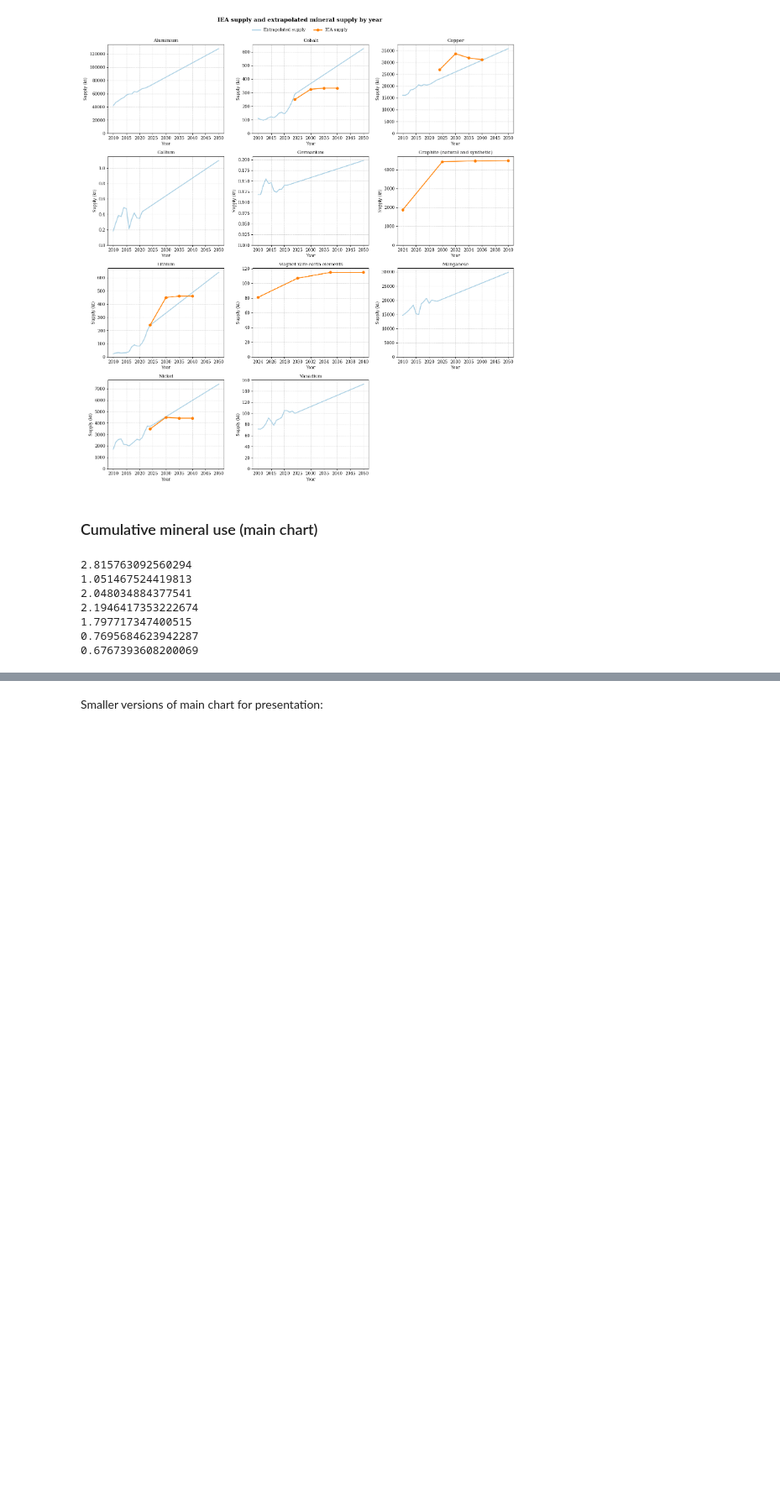
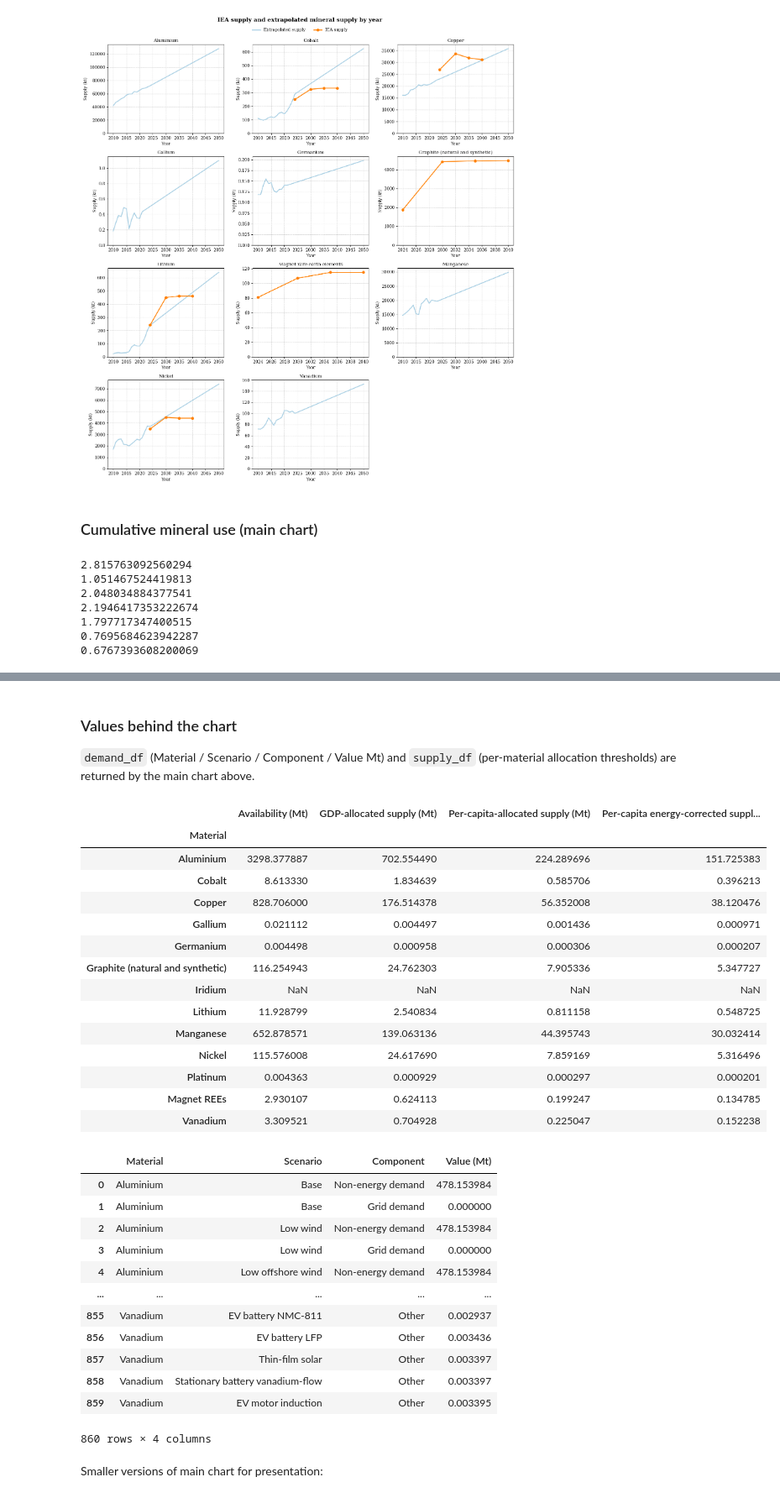
Before and after one commit to ayshaC/pypsa-eur, a Jupyter notebook: analysis/mineral_analysis.ipynb, the cells around one changed output, grey strips where cells are left out. Shown at 84% size. Drawn from its saved outputs; the diff is of its cells as text; code cells hidden in the pictures; blank space fills up the shorter version.

Commit message:
Return dataframes from _by_technology plot function. Also removing mineral_scenario_comparison_mixed_sources function

```diff
--- a/analysis/mineral_analysis.ipynb
+++ b/analysis/mineral_analysis.ipynb
@@ -1798,7 +1798,7 @@ print(1.748298 / (0.61657894 + 1.96683515))
 0.7695684623942287
 0.6767393608200069
 # %%
-mineral_scenario_comparison_mixed_sources_by_technology(
+demand_df, supply_df = mineral_scenario_comparison_mixed_sources_by_technology(
     n,
     base_scenario,
     network_scenarios,
@@ -1832,4 +1815,40 @@ EV battery LFP                     32.104376   4.617917  7.494094
 [figure]
+# %% [markdown]
+### Values behind the chart
+
+`demand_df` (Material / Scenario / Component / Value Mt) and `supply_df` (per-material allocation thresholds) are returned by the main chart above.
+# %%
+display(supply_df)
+display(demand_df)
+# %% [output]
+|  | Availability (Mt) | GDP-allocated supply (Mt) | Per-capita-allocated supply (Mt) | Per-capita energy-corrected suppl... |
+| Material |  |  |  |  |
+| Aluminium | 3298.377887 | 702.554490 | 224.289696 | 151.725383 |
+| Cobalt | 8.613330 | 1.834639 | 0.585706 | 0.396213 |
+| Copper | 828.706000 | 176.514378 | 56.352008 | 38.120476 |
+| Gallium | 0.021112 | 0.004497 | 0.001436 | 0.000971 |
+| Germanium | 0.004498 | 0.000958 | 0.000306 | 0.000207 |
+| Graphite (natural and synthetic) | 116.254943 | 24.762303 | 7.905336 | 5.347727 |
+| Iridium | NaN | NaN | NaN | NaN |
+| Lithium | 11.928799 | 2.540834 | 0.811158 | 0.548725 |
+| Manganese | 652.878571 | 139.063136 | 44.395743 | 30.032414 |
+| Nickel | 115.576008 | 24.617690 | 7.859169 | 5.316496 |
+| Platinum | 0.004363 | 0.000929 | 0.000297 | 0.000201 |
+| Magnet REEs | 2.930107 | 0.624113 | 0.199247 | 0.134785 |
+| Vanadium | 3.309521 | 0.704928 | 0.225047 | 0.152238 |
+|  | Material | Scenario | Component | Value (Mt) |
+| 0 | Aluminium | Base | Non-energy demand | 478.153984 |
+| 1 | Aluminium | Base | Grid demand | 0.000000 |
+| 2 | Aluminium | Low wind | Non-energy demand | 478.153984 |
+| 3 | Aluminium | Low wind | Grid demand | 0.000000 |
+| 4 | Aluminium | Low offshore wind | Non-energy demand | 478.153984 |
+| ... | ... | ... | ... | ... |
+| 855 | Vanadium | EV battery NMC-811 | Other | 0.002937 |
+| 856 | Vanadium | EV battery LFP | Other | 0.003436 |
+| 857 | Vanadium | Thin-film solar | Other | 0.003397 |
+| 858 | Vanadium | Stationary battery vanadium-flow | Other | 0.003397 |
+| 859 | Vanadium | EV motor induction | Other | 0.003395 |
+860 rows × 4 columns
 # %% [markdown]
 Smaller versions of main chart for presentation:
 # %%
```
Also changed, not shown: parts of 4 cells of this notebook, 1 other file.
